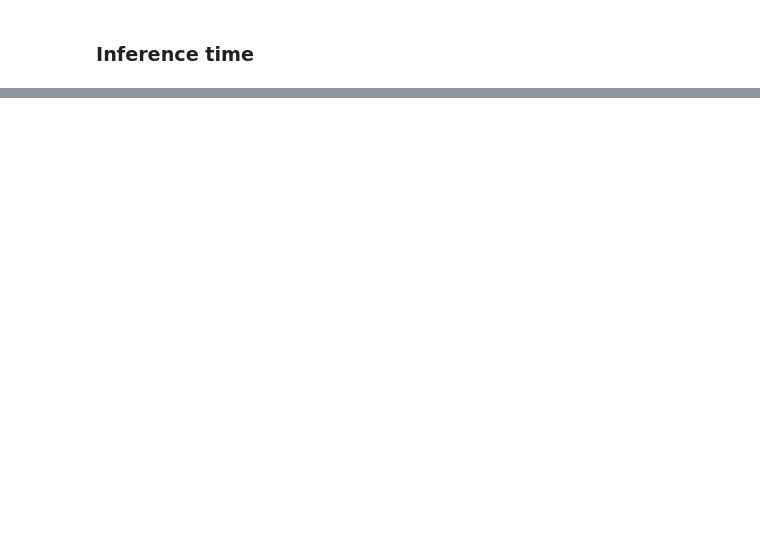
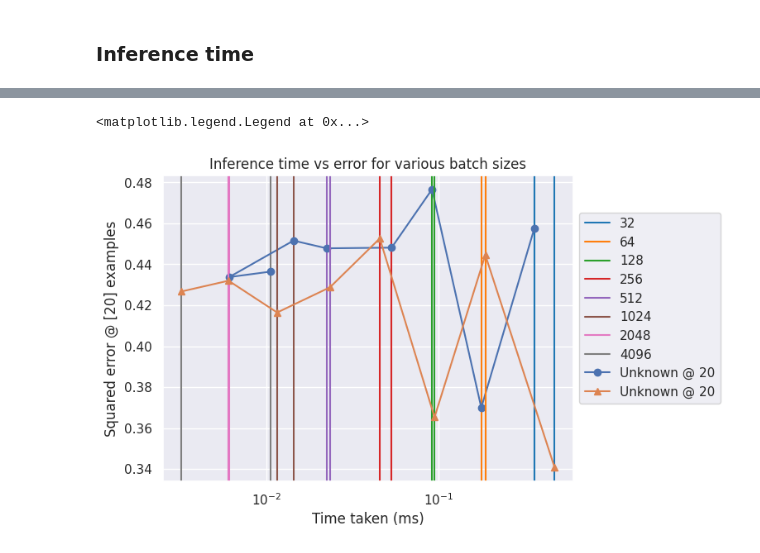
Before and after one commit to nelson-lojo/in-context-learning, a Jupyter notebook: src/eval.ipynb, the cells around one changed output, grey strips where cells are left out. Drawn from its saved outputs; the diff is of its cells as text; code cells hidden in the pictures; blank space fills up the shorter version.

```diff
--- a/src/eval.ipynb
+++ b/src/eval.ipynb
@@ -414,4 +439,4 @@ f.show()
 # %%
 scales = np.concatenate((np.arange(0.1, 1, 0.1), np.arange(1, 11.)))
 models = get_trained_models("decision_tree")
-scaling_errs = get_scaling_errs(scales, models, bsize=2048, runs=10, ic_examples=100)
+scaling_errs = get_scaling_errs(scales, models, bsize=1024, runs=5, ic_examples=100)
@@ -435,7 +474,7 @@ BATCHES = [32, 64, 128, 256, 512, 1024, 2048, 4096]
 RUNS = 15
 
 run_data = {
-    row["model"] : {
+    row["run_id"] : {
         "path" : row["run_path"],
         "errs" : [], "times" : []
     } for _, row in models.iterrows()
@@ -454,24 +502,27 @@ for model_type in run_data.keys():
 # %%
 IC_EXAMPLES = [20]
 colors=["tab:blue", "tab:orange", "tab:green", "tab:red", "tab:purple", "tab:brown", "tab:pink", "tab:gray", "tab:olive", "tab:cyan",  "black", "red"]
 markers = ["o", "^", "." , "s" , "P" , "v" , "1", "3", "*", "x", "d", "X", "8"]
 
 for i, (marker, model_type) in enumerate(zip(markers, run_data.keys())):
     x = np.array(run_data[model_type]["times"]).mean(axis=1)  * 1e3
     y = run_data[model_type]["errs"][:, IC_EXAMPLES]
 
     for batch_time, ic, color in zip(x, BATCHES, colors):
         if i == 0:
             plt.axvline(batch_time, color=color, label=ic)
         else:
             plt.axvline(batch_time, color=color)
 
     for ic, errs in zip(IC_EXAMPLES, y.T):
-        plt.plot(x, errs.cpu().numpy(), marker=marker, label=f"{model_type} @ {ic}")
+        plt.plot(x, errs.cpu().numpy(), marker=marker, label=f"{get_label(model_type)} @ {ic}")
 
 plt.xscale('log')
 plt.title(f"Inference time vs error for various batch sizes")
 plt.xlabel("Time taken (ms)")
 plt.ylabel(f"Squared error @ {IC_EXAMPLES} examples")
-plt.legend()
+plt.legend(bbox_to_anchor=(1., 0.9))
+# %% [output]
+<matplotlib.legend.Legend at 0x...>
+[figure, added]
 # %%
```
Also changed, not shown: parts of 29 cells of this notebook.
